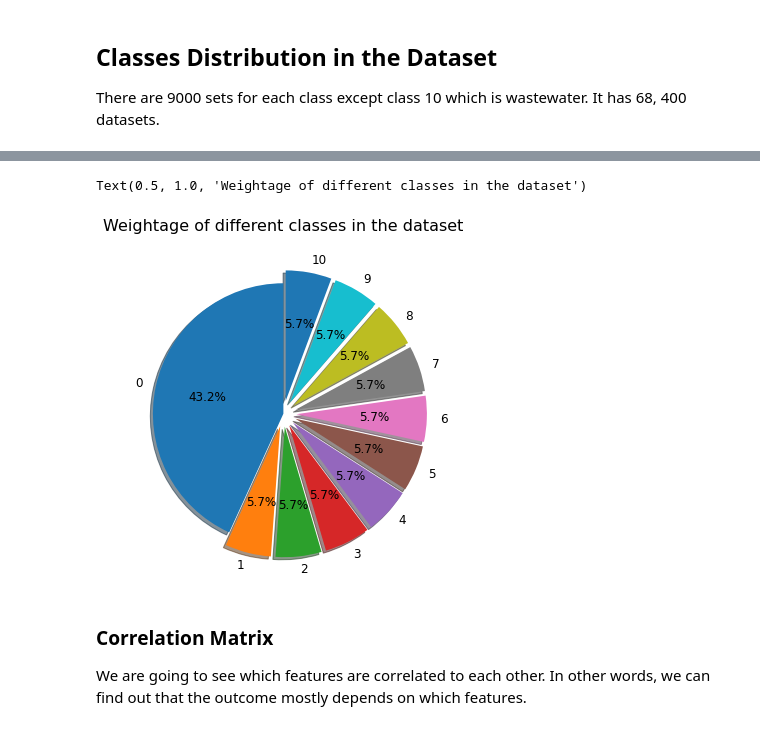
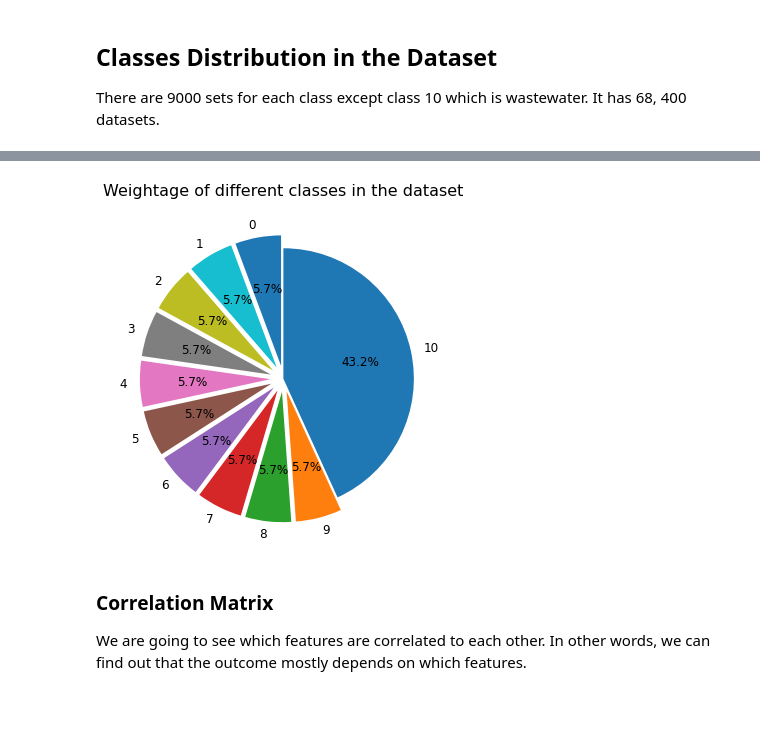
Before and after one commit to abanand132/aqua-alert-model, a Jupyter notebook: Aqua Alert Python Notebook.ipynb, the cells around one changed output, grey strips where cells are left out. Drawn from its saved outputs; the diff is of its cells as text; code cells hidden in the pictures.

```diff
--- a/Aqua Alert Python Notebook.ipynb
+++ b/Aqua Alert Python Notebook.ipynb
@@ -113,17 +114,18 @@ Text(0, 0.5, 'Count')
 # %%
 fig, ax = plt.subplots(figsize=(6, 6))
 
 # numbers = {0: 9000, 1: 9000, 2: 9000, 3: 9000, 4: 9000, 5: 9000, 6: 9000, 7: 9000, 8: 9000, 9: 9000, 10: 68400}
 
 myexplode = [0, 0.1, 0.1, 0.1, 0.1, 0.1, 0.1, 0.1 , 0.1, 0.1, 0.1]
-ax.pie(x=df.CLASS.value_counts(), labels = [0, 1, 2, 3, 4, 5, 6, 7, 8, 9, 10], autopct='%1.1f%%', startangle=90,
-      textprops={'fontsize':12}, shadow=True, explode=myexplode)
+ax.pie(x=df.CLASS.value_counts(), labels = [10, 9, 8, 7, 6, 5, 4, 3, 2, 1, 0], autopct='%1.1f%%', startangle=90,
+      textprops={'fontsize':12}, shadow=False, explode=myexplode, counterclock=False)
 
 # title
 ax.set_title("Weightage of different classes in the dataset", fontdict={"fontsize":16}, pad=20)
+
+fig.savefig("img2.png", dpi=2000)
 # %% [output]
-Text(0.5, 1.0, 'Weightage of different classes in the dataset')
-[figure, old version]
+[figure, new version]
 # %% [markdown]
 ### Correlation Matrix
 
```
Also changed, not shown: parts of 10 cells of this notebook, 1 other file.
